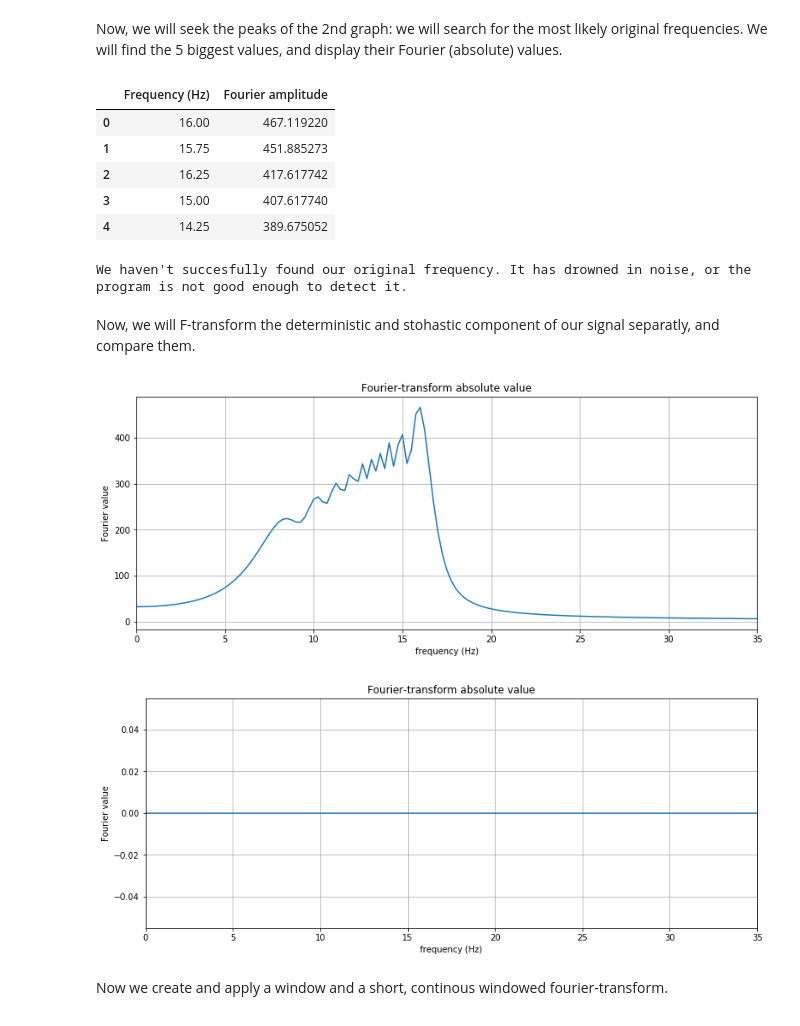
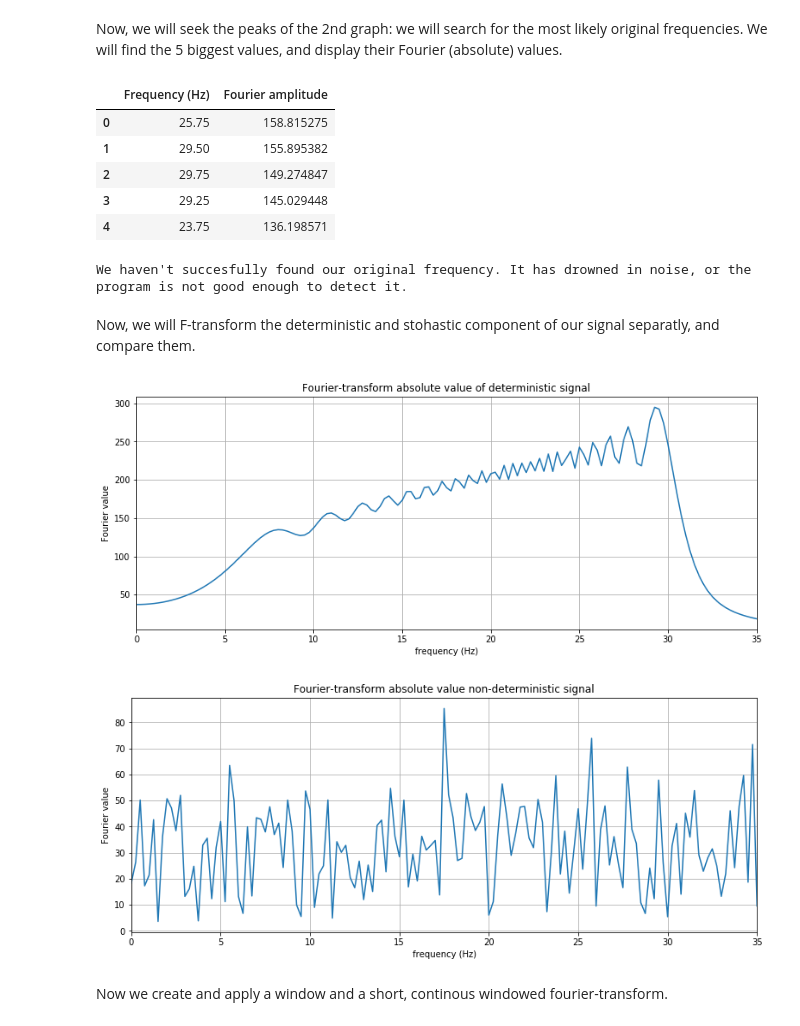
Before and after one commit to martonvavrik/fusion_research, a Jupyter notebook: waves.ipynb, the cells around one changed output. Cells and saved outputs as stored; diff of their text form; code cells hidden in the pictures.

```diff
--- a/waves.ipynb
+++ b/waves.ipynb
@@ -15,16 +15,16 @@ from IPython.display import display
 <br> randamp - amplitude of noise (random noise)
 <br> <br> First, we create our signal and noise. In deafult: a sine wave, and a white noise.
 # %%
-f=3
+f=1
 #t=4
 samples=4000
 s_rate=1000
 t=samples/s_rate
-randamp=0
+randamp=2
 frangemax=int(35*t)
 
 x = np.linspace(0.0, t, samples)
-s_det = np.sin(f*2*np.pi*x*(1+(x*5)**0.4))
+s_det = np.sin(f*2*np.pi*x*(1+(x*10**2)**0.5))
 s_noise = (np.random.rand(samples)-0.5)*randamp
 s=(s_det+s_noise)/(0.5*randamp+1)
 
@@ -151,43 +151,43 @@ else:
     print ("We haven't succesfully found our original frequency. It has drowned in noise, or the program is not good enough to detect it.")
 # %% [output]
 |  | Frequency (Hz) | Fourier amplitude |
-| 0 | 16.00 | 467.119220 |
-| 1 | 15.75 | 451.885273 |
-| 2 | 16.25 | 417.617742 |
-| 3 | 15.00 | 407.617740 |
-| 4 | 14.25 | 389.675052 |
+| 0 | 25.75 | 158.815275 |
+| 1 | 29.50 | 155.895382 |
+| 2 | 29.75 | 149.274847 |
+| 3 | 29.25 | 145.029448 |
+| 4 | 23.75 | 136.198571 |
 We haven't succesfully found our original frequency. It has drowned in noise, or the program is not good enough to detect it.
 # %% [markdown]
 Now, we will F-transform the deterministic and stohastic component of our signal separatly, and compare them.
 # %%
 yf_det=scipy.fftpack.fft(s_det)
 yf_det_abs=np.abs(yf_det[:frangemax+1])
 yf_noise=scipy.fftpack.fft(s_noise)
 yf_noise_abs=np.abs(yf_noise[:frangemax+1])
 
 plt.figure(figsize=(13,5))
 plt.plot(xf,yf_det_abs)
 #plt.axis([0,frangemax,0,1.5/rs])
 plt.xlim((0,frangemax/t))
 plt.xlabel('frequency (Hz)')
 plt.ylabel('Fourier value')
 #plt.xscale('log')
-plt.title('Fourier-transform absolute value')
+plt.title('Fourier-transform absolute value of deterministic signal')
 plt.grid(True)
 plt.show()
 
 plt.figure(figsize=(13,5))
 plt.plot(xf,yf_noise_abs)
 #plt.axis([0,frangemax,0,1.5/rs])
 plt.xlim((0,frangemax/t))
 plt.xlabel('frequency (Hz)')
 plt.ylabel('Fourier value')
-plt.title('Fourier-transform absolute value')
+plt.title('Fourier-transform absolute value non-deterministic signal')
 plt.grid(True)
 plt.show()
 # %% [output]
-[figure, old version]
+[figure, new version]
-[figure, old version]
+[figure, new version]
 # %% [markdown]
 Now we create and apply a window and a short, continous windowed fourier-transform.
 # %%
```
Also changed, not shown: parts of 12 cells of this notebook.
